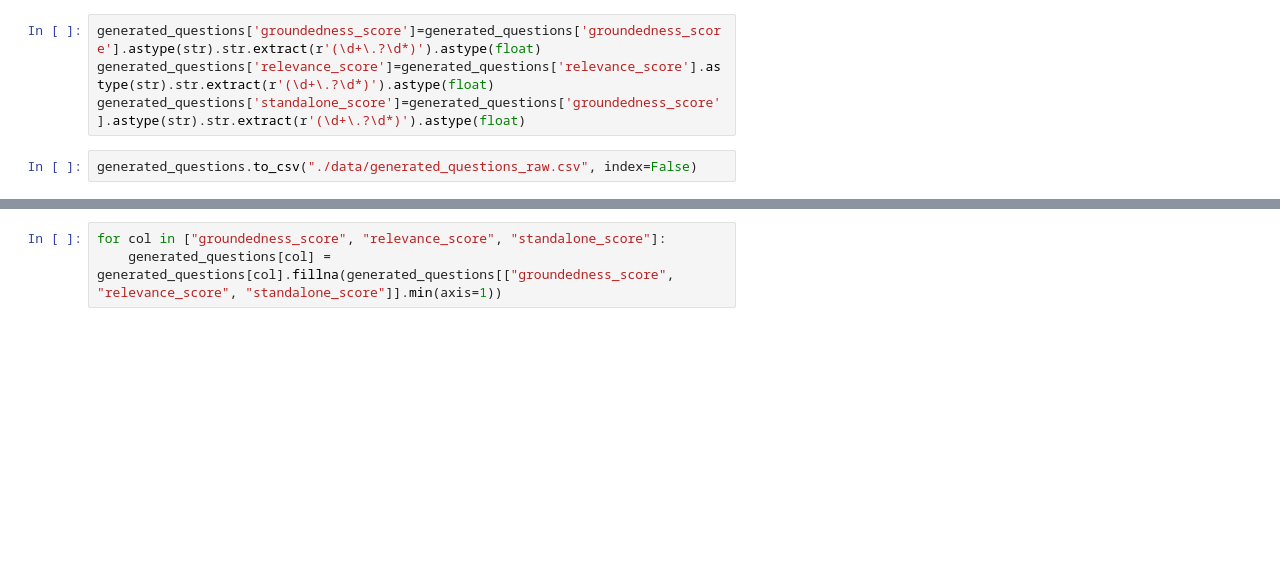
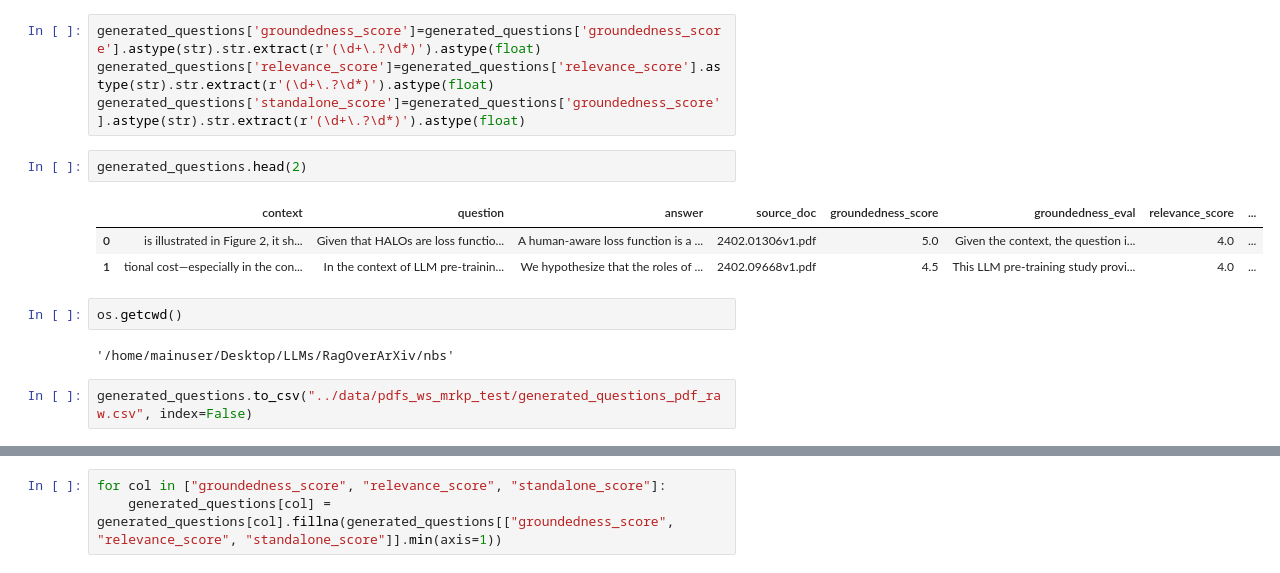
Before and after one commit to dapopov-st/arXiv-llms-assistant, a Jupyter notebook: nbs/RAG_over_arXiv_PDFs_Evaluation3-Experiments.ipynb, the cells around one changed output, grey strips where cells are left out. Cells and saved outputs as stored; diff of their text form; blank space fills up the shorter version.

```diff
--- a/nbs/RAG_over_arXiv_PDFs_Evaluation3-Experiments.ipynb
+++ b/nbs/RAG_over_arXiv_PDFs_Evaluation3-Experiments.ipynb
@@ -468,8 +507,18 @@ display(
 generated_questions['groundedness_score']=generated_questions['groundedness_score'].astype(str).str.extract(r'(\d+\.?\d*)').astype(float)
 generated_questions['relevance_score']=generated_questions['relevance_score'].astype(str).str.extract(r'(\d+\.?\d*)').astype(float)
 generated_questions['standalone_score']=generated_questions['groundedness_score'].astype(str).str.extract(r'(\d+\.?\d*)').astype(float)
+# %%
+generated_questions.head(2)
+# %% [output]
+|  | context | question | answer | source_doc | groundedness_score | groundedness_eval | relevance_score | ... |
+| 0 | is illustrated in Figure 2, it sh... | Given that HALOs are loss functio... | A human-aware loss function is a ... | 2402.01306v1.pdf | 5.0 | Given the context, the question i... | 4.0 | ... |
+| 1 | tional cost—especially in the con... | In the context of LLM pre-trainin... | We hypothesize that the roles of ... | 2402.09668v1.pdf | 4.5 | This LLM pre-training study provi... | 4.0 | ... |
+# %%
+os.getcwd()
+# %% [output]
+'/home/mainuser/Desktop/LLMs/RagOverArXiv/nbs'
 # %%
-generated_questions.to_csv("./data/generated_questions_raw.csv", index=False)
+generated_questions.to_csv("../data/pdfs_ws_mrkp_test/generated_questions_pdf_raw.csv", index=False)
 # %%
 display(
     generated_questions[
```
Also changed, not shown: parts of 33 cells of this notebook.
